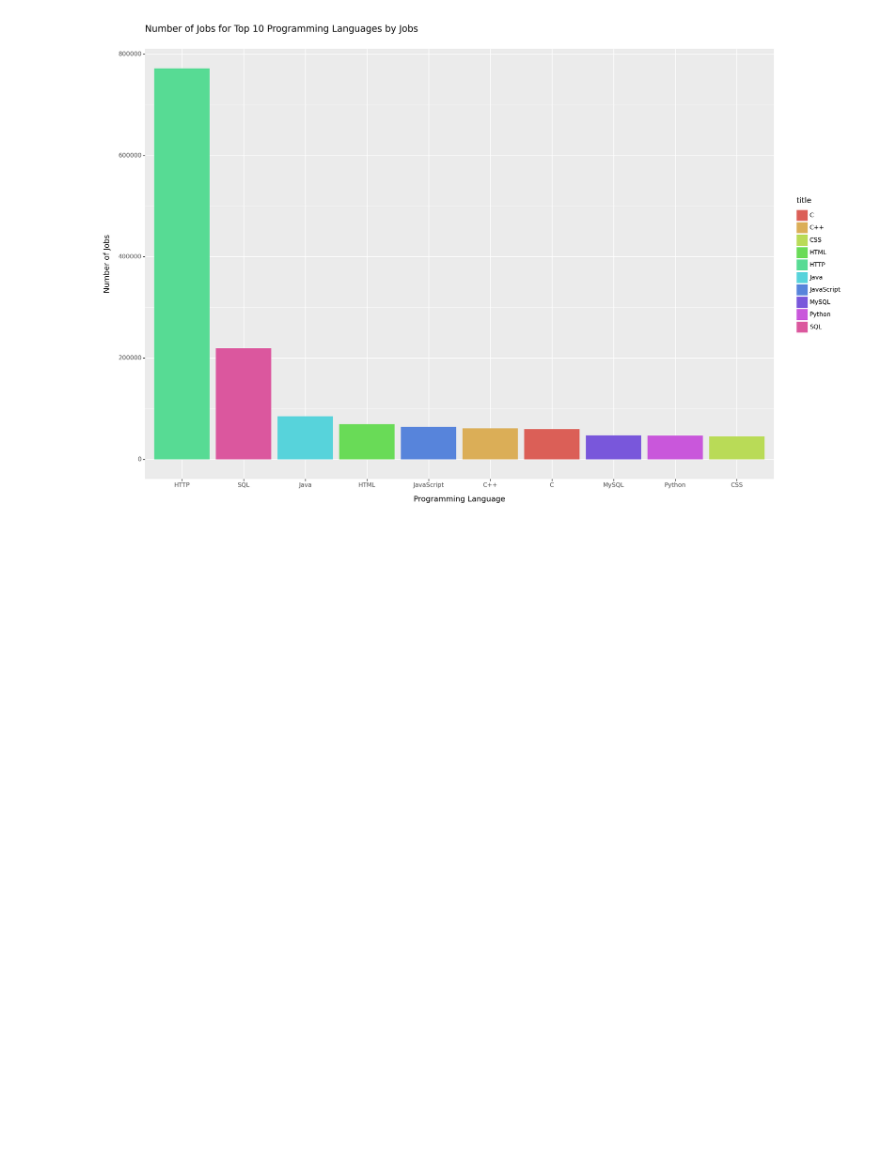
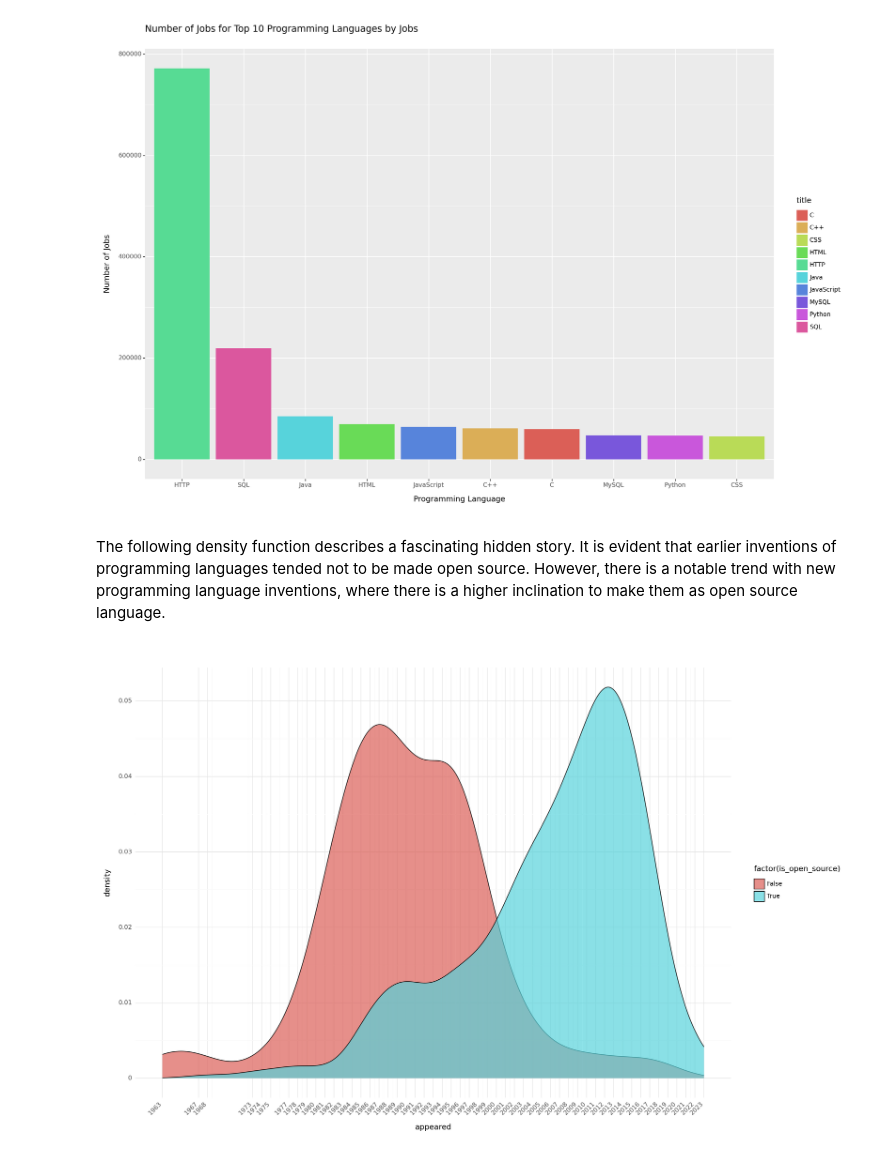
Before and after one commit to madhumsc/TidyTuesday, a Jupyter notebook: final/final.ipynb, the cells around one changed output. Drawn from its saved outputs; the diff is of its cells as text; code cells hidden in the pictures; blank space fills up the shorter version.

Commit message:
initial text cut

```diff
--- a/final/final.ipynb
+++ b/final/final.ipynb
@@ -67,3 +71,29 @@ plot = (
 print(plot)
 # %% [output]
 [figure]
+# %% [markdown]
+The following density function describes a fascinating hidden story. It is evident that earlier inventions of programming languages tended not to be made open source. However, there is a notable trend with new programming language inventions, where there is a higher inclination to make them as open source language.
+# %%
+df = pd.read_csv(url)
+
+geom_density_df=df[["appeared","number_of_users","title","is_open_source"]]
+
+
+geom_density_df=geom_density_df.dropna()
+
+geom_density_df=geom_density_df[geom_density_df['appeared']>1950]
+
+
+# Create a ggplot object
+plot = (
+    ggplot(geom_density_df, aes(x='appeared', fill='factor(is_open_source)')) +
+    geom_density(alpha=0.7) +  # Use alpha to control transparency
+    scale_x_continuous(breaks=list(geom_density_df['appeared'].unique()), labels=list(geom_density_df['appeared'].unique())) +
+    theme_minimal() +
+    theme(figure_size=(15, 10), axis_text_x=element_text(angle=45, hjust=1))
+)
+
+# Show the plot
+print(plot)
+# %% [output]
+[figure, added]
```
Also changed, not shown: parts of 7 cells of this notebook.
